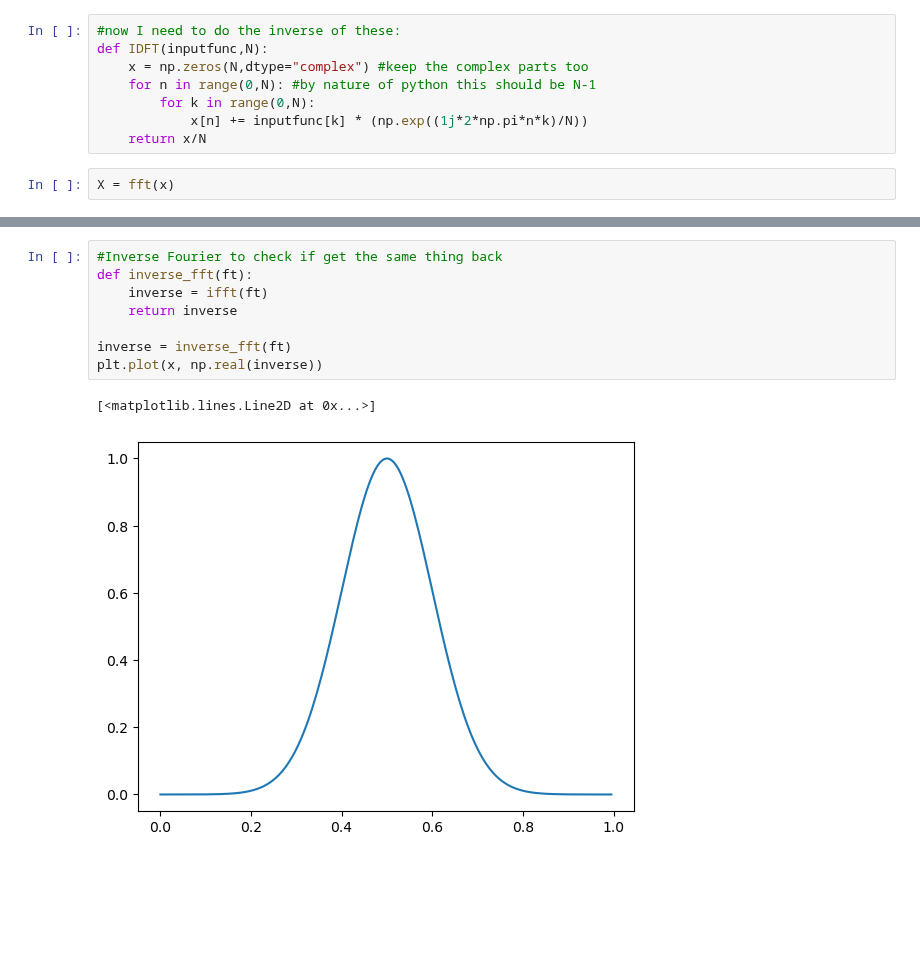
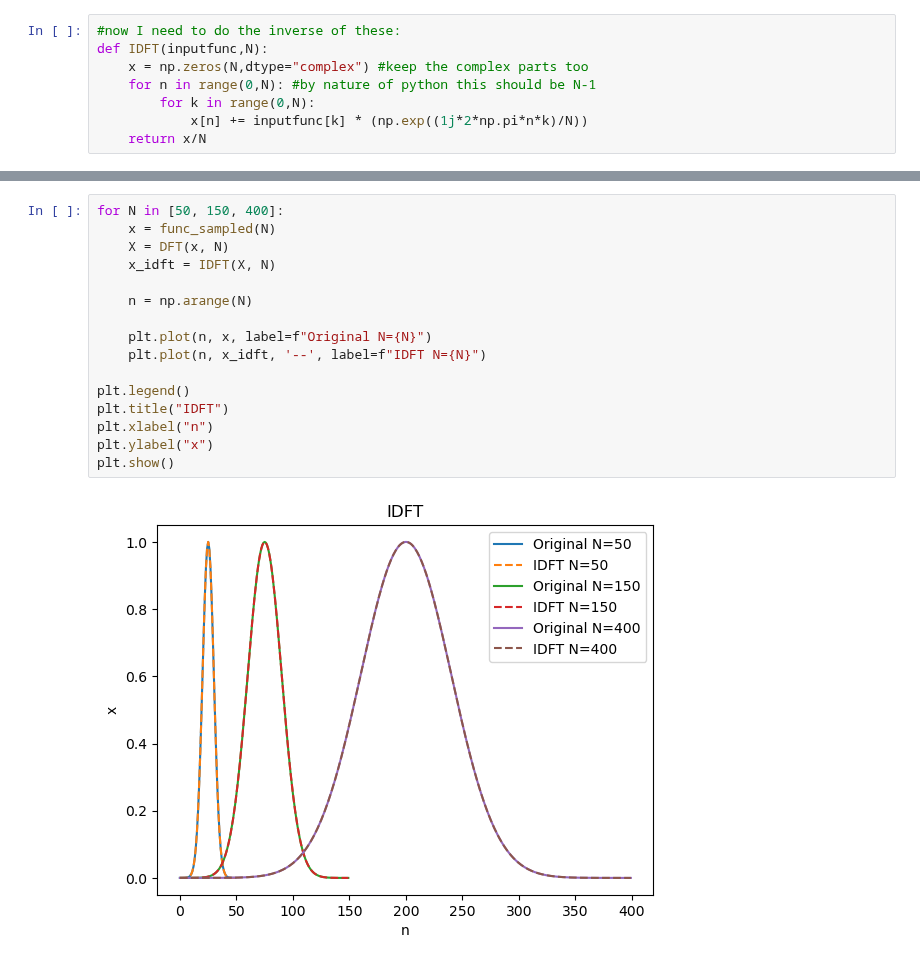
Before and after one commit to kparrine/Computational_Astro, a Jupyter notebook: C5/C5.ipynb, the cells around one changed output, grey strips where cells are left out. Saved outputs shown, nothing was run; the diff lists cells and outputs as text; blank space fills up the shorter version.

Commit message:
IDFT done

```diff
--- a/C5/C5.ipynb
+++ b/C5/C5.ipynb
@@ -73,5 +74,3 @@ def IDFT(inputfunc,N):
         for k in range(0,N):
             x[n] += inputfunc[k] * (np.exp((1j*2*np.pi*n*k)/N))
     return x/N
-# %%
-X = fft(x)
@@ -90,11 +77,18 @@ plt.plot(freqs, ft)
-# %%
-#Inverse Fourier to check if get the same thing back
-def inverse_fft(ft):
-    inverse = ifft(ft)
-    return inverse
-
-inverse = inverse_fft(ft)
-plt.plot(x, np.real(inverse))
-# %% [output]
-[<matplotlib.lines.Line2D at 0x...>]
-[figure, removed]
+# %%
+for N in [50, 150, 400]:
+    x = func_sampled(N)
+    X = DFT(x, N)
+    x_idft = IDFT(X, N)
+
+    n = np.arange(N)
+
+    plt.plot(n, x, label=f"Original N={N}")
+    plt.plot(n, x_idft, '--', label=f"IDFT N={N}")
+
+plt.legend()
+plt.title("IDFT")
+plt.xlabel("n")
+plt.ylabel("x")
+plt.show()
+# %% [output]
+[figure, added]
```
Also changed, not shown: parts of 5 cells of this notebook.
